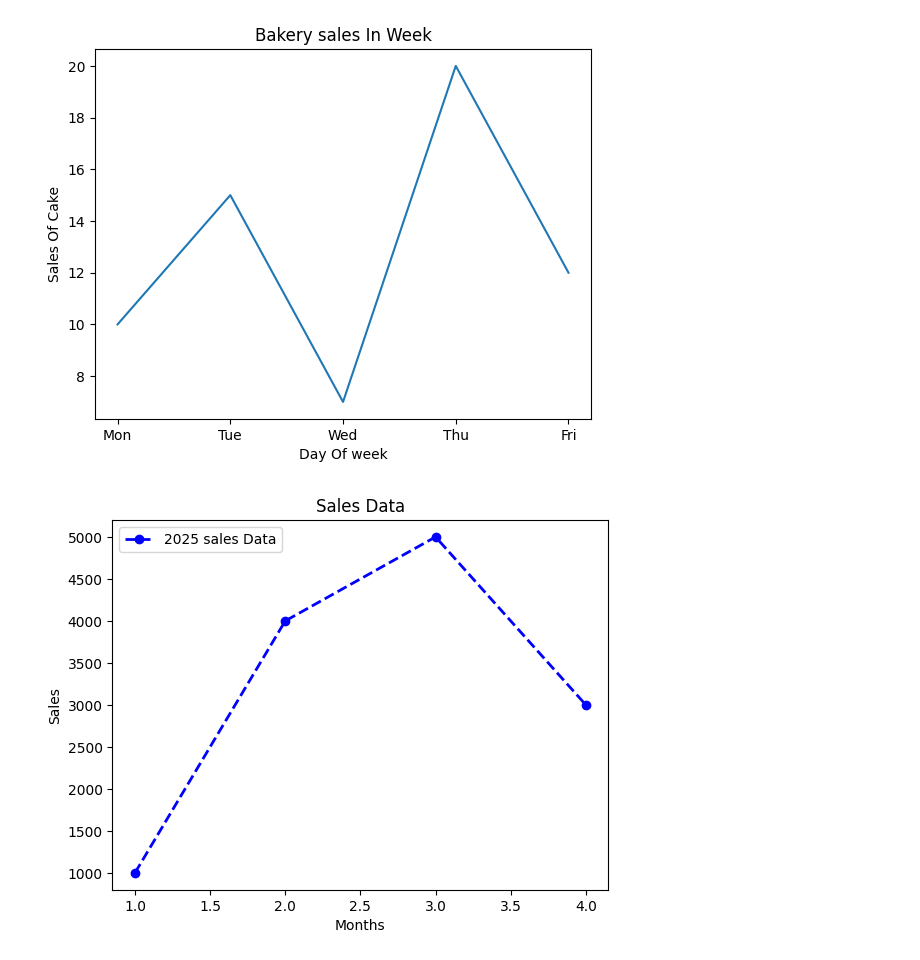
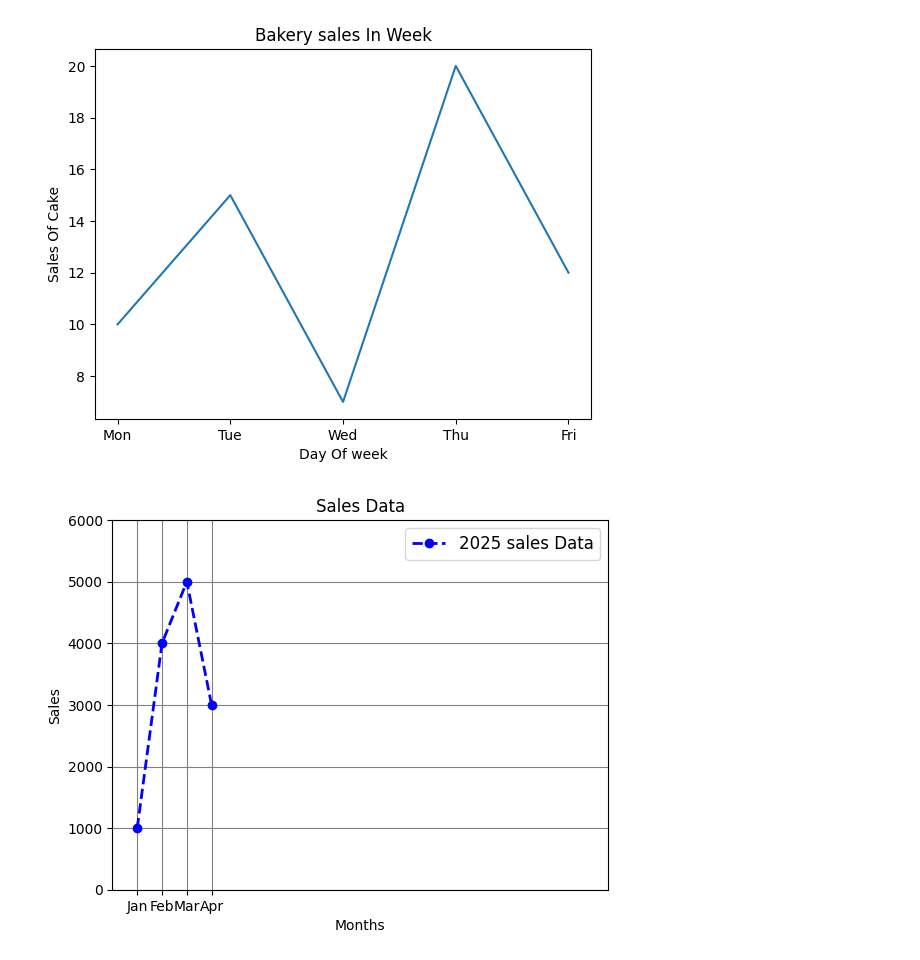
Before and after one commit to hetpatel1812/MachineLearning-Track, a Jupyter notebook: Day_6/MatPlotlib.ipynb, the cells around one changed output. Cells and saved outputs as stored; diff of their text form; code cells hidden in the pictures.

```diff
--- a/Day_6/MatPlotlib.ipynb
+++ b/Day_6/MatPlotlib.ipynb
@@ -23,12 +23,16 @@ plt.show()
 # %%
 import matplotlib.pyplot as plt
 Months=[1,2,3,4]
 Sales=[1000,4000,5000,3000]
 plt.plot(Months,Sales,color="blue",linestyle="--",marker='o',linewidth=2,label='2025 sales Data')
 plt.xlabel('Months')
 plt.ylabel('Sales')
 plt.title('Sales Data')
-plt.legend()
+plt.legend(fontsize=12 )
+plt.grid(color="gray")
+plt.xlim(0,20)
+plt.ylim(0,6000)
+plt.xticks([1,2,3,4],['Jan','Feb','Mar','Apr'])
 plt.show()
 # %% [output]
-[figure, old version]
+[figure, new version]
```
